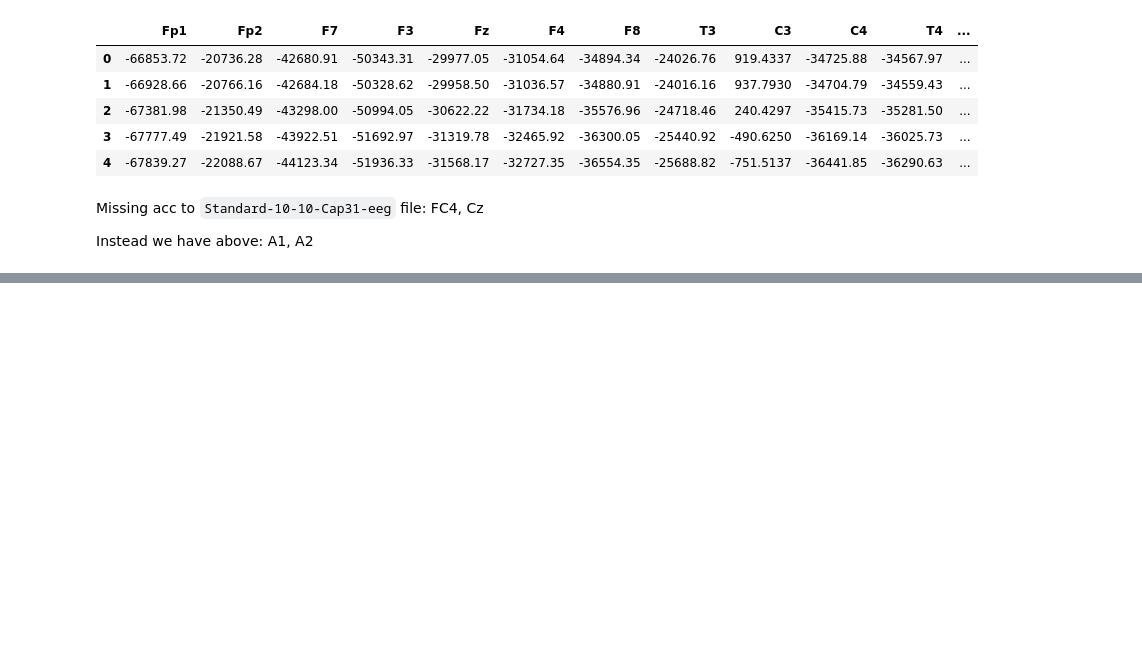
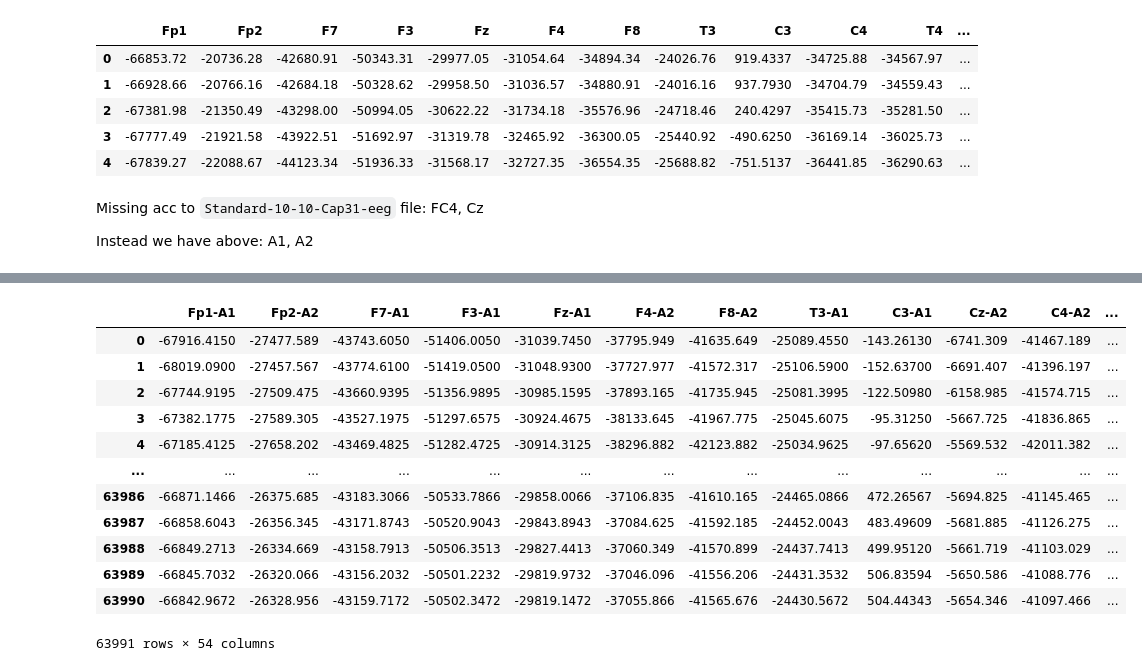
Before and after one commit to erlahrafnkels/DepEEG, a Jupyter notebook: Notebooks/data_exploration.ipynb, the cells around one changed output, grey strips where cells are left out. Saved outputs shown, nothing was run; the diff lists cells and outputs as text; code cells hidden in the pictures; blank space fills up the shorter version.

```diff
--- a/Notebooks/data_exploration.ipynb
+++ b/Notebooks/data_exploration.ipynb
@@ -100,0 +137,8 @@ data_s5.head()
+# %%
+# Let's start by investigating only one subject
+pd.set_option('display.max_columns', None)
+file = root + 'Data/tDCS_EEG_data/S36_/S36-post/S36_Post_EC1_EEG.txt'
+data_s1 = pd.read_csv(file, sep='\t', nrows=0)
+print(data_s1.shape)
+data_s1.head()
+print(list(data_s1))
@@ -100,0 +188,28 @@ data_s5.head()
+# %%
+file = root + 'Data/tDCS_EEG_data/S1_/S1-Pre-Assessment/S1-Pre-EC1_EEG.txt'
+data_s1 = pd.read_csv(file, sep='\t', index_col=False)
+
+data_s1_old = data_s1
+
+A1ref = ["F7", "FT7", "T3", "TP7", "T5", "Fp1", "F3", "FC3", "C3", "CP3", "P3", "O1", "Fpz", "Fz", "FCz"]
+A2ref = ["Cz", "CPz", "Pz", "Oz", "Fp2", "F4", "FC4", "C4", "CP4", "P4", "O2", "F8", "FT8", "T4", "TP8", "T6"]
+
+data_s1.update(data_s1[A1ref].sub(data_s1['A1'], axis=0))
+data_s1.columns = [x + '-A1' if x in A1ref else x for x in data_s1]
+data_s1.update(data_s1[A2ref].sub(data_s1["A2"], axis=0))
+data_s1.columns = [x + '-A2' if x in A2ref else x for x in data_s1]
+data_s1
+# %% [output]
+|  | Fp1-A1 | Fp2-A2 | F7-A1 | F3-A1 | Fz-A1 | F4-A2 | F8-A2 | T3-A1 | C3-A1 | Cz-A2 | C4-A2 | ... |
+| 0 | -67916.4150 | -27477.589 | -43743.6050 | -51406.0050 | -31039.7450 | -37795.949 | -41635.649 | -25089.4550 | -143.26130 | -6741.309 | -41467.189 | ... |
+| 1 | -68019.0900 | -27457.567 | -43774.6100 | -51419.0500 | -31048.9300 | -37727.977 | -41572.317 | -25106.5900 | -152.63700 | -6691.407 | -41396.197 | ... |
+| 2 | -67744.9195 | -27509.475 | -43660.9395 | -51356.9895 | -30985.1595 | -37893.165 | -41735.945 | -25081.3995 | -122.50980 | -6158.985 | -41574.715 | ... |
+| 3 | -67382.1775 | -27589.305 | -43527.1975 | -51297.6575 | -30924.4675 | -38133.645 | -41967.775 | -25045.6075 | -95.31250 | -5667.725 | -41836.865 | ... |
+| 4 | -67185.4125 | -27658.202 | -43469.4825 | -51282.4725 | -30914.3125 | -38296.882 | -42123.882 | -25034.9625 | -97.65620 | -5569.532 | -42011.382 | ... |
+| ... | ... | ... | ... | ... | ... | ... | ... | ... | ... | ... | ... | ... |
+| 63986 | -66871.1466 | -26375.685 | -43183.3066 | -50533.7866 | -29858.0066 | -37106.835 | -41610.165 | -24465.0866 | 472.26567 | -5694.825 | -41145.465 | ... |
+| 63987 | -66858.6043 | -26356.345 | -43171.8743 | -50520.9043 | -29843.8943 | -37084.625 | -41592.185 | -24452.0043 | 483.49609 | -5681.885 | -41126.275 | ... |
+| 63988 | -66849.2713 | -26334.669 | -43158.7913 | -50506.3513 | -29827.4413 | -37060.349 | -41570.899 | -24437.7413 | 499.95120 | -5661.719 | -41103.029 | ... |
+| 63989 | -66845.7032 | -26320.066 | -43156.2032 | -50501.2232 | -29819.9732 | -37046.096 | -41556.206 | -24431.3532 | 506.83594 | -5650.586 | -41088.776 | ... |
+| 63990 | -66842.9672 | -26328.956 | -43159.7172 | -50502.3472 | -29819.1472 | -37055.866 | -41565.676 | -24430.5672 | 504.44343 | -5654.346 | -41097.466 | ... |
+63991 rows × 54 columns
```
Also changed, not shown: parts of 17 cells of this notebook, 3 other files.
